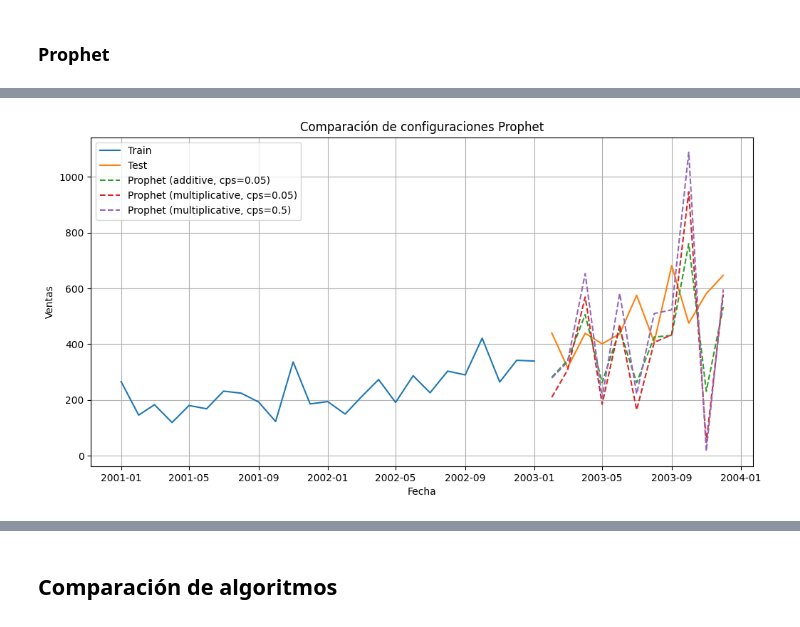
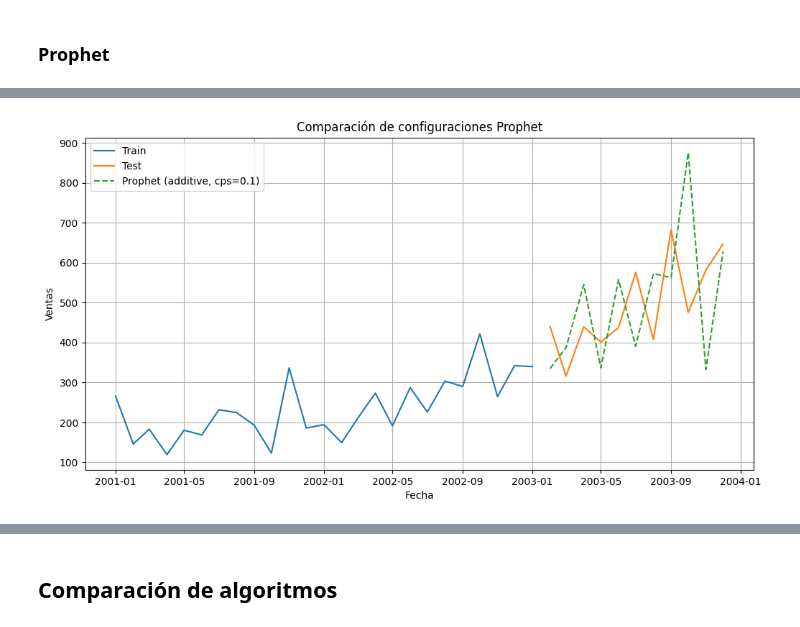
Before and after one commit to Fabiola-cc/Lab1_SeriesDeTiempo, a Jupyter notebook: ST_shampoo.ipynb, the cells around one changed output, grey strips where cells are left out. Cells and saved outputs as stored; diff of their text form; code cells hidden in the pictures.

```diff
--- a/ST_shampoo.ipynb
+++ b/ST_shampoo.ipynb
@@ -51,13 +52,12 @@ Algunos picos muy pronunciados podrían indicar meses especiales o campañas.
 from statsmodels.tsa.seasonal import seasonal_decompose
 
 # Usar la columna con fecha como índice
-df_ts = df.set_index('ParsedMonth')
+df_ts = data.set_index('ParsedMonth')
 
 # Descomposición aditiva
 result = seasonal_decompose(df_ts['Sales'], model='additive', period=12)
 
 # Graficar la descomposición
-%matplotlib inline
 result.plot()
 plt.suptitle('Descomposición aditiva de la serie de tiempo', fontsize=14)
 plt.tight_layout()
@@ -74,10 +74,10 @@ plt.show()
 ### Promedios Móviles
 # %%
 # Promedio Móvil
-df['Promedio_Movil'] = df['Sales'].rolling(window = 6).mean()
+data['Promedio_Movil'] = data['Sales'].rolling(window = 6).mean()
 
-# Graficar los df y el Promedio Móvil
-df[['Sales', 'Promedio_Movil']].plot()
+# Graficar los data y el Promedio Móvil
+data[['Sales', 'Promedio_Movil']].plot()
 plt.title("Predicción por Promedio Móvil")
 plt.xlabel("Mes")
 plt.ylabel("Pasajeros")
@@ -204,9 +247,10 @@ plt.show()
 # %%
 from prophet import Prophet
 
+df = pd.DataFrame()
 # Cargar y preparar los datos
-df['ds'] = df['ParsedMonth']
-df['y'] = df['Sales'].astype(float)
+df['ds'] = data['ParsedMonth']
+df['y'] = data['Sales'].astype(float)
 df = df[['ds', 'y']]
 
 # Separar en train y test (ej. 70/30)
@@ -214,35 +258,42 @@ train_size = int(len(df) * 0.7)
 train_df = df.iloc[:train_size]
 test_df = df.iloc[train_size:]
 
-# Combinaciones a probar
-configuraciones = [
-    {'seasonality_mode': 'additive', 'changepoint_prior_scale': 0.05},
-    {'seasonality_mode': 'multiplicative', 'changepoint_prior_scale': 0.05},
-    {'seasonality_mode': 'multiplicative', 'changepoint_prior_scale': 0.5}
-]
+prophet_results = []
+
+for mode in ['additive', 'multiplicative']:
+    for cps in [0.01, 0.1, 0.5]:
+        try:
+            model = Prophet(seasonality_mode=mode, changepoint_prior_scale=cps)
+            model.fit(train_df)
+
+            futuro = model.make_future_dataframe(periods=len(test_df), freq='MS')
+            forecast = model.predict(futuro)
+
+            pred = forecast.iloc[-len(test_df):]['yhat']
+            rmse = np.sqrt(mean_squared_error(test_df['y'], pred))
+            mae = mean_absolute_error(test_df['y'], pred)
+
+            prophet_results.append({
+                'mode': mode,
+                'changepoint_prior_scale': cps,
+                'RMSE': rmse,
+                'MAE': mae,
+                'predicciones': forecast,
+                'modelo': model
+            })
+        except:
+            continue
+
+prophet_df = pd.DataFrame(prophet_results)
+best_prophet = prophet_df.sort_values(by='RMSE').iloc[0]
 
 # Graficar datos reales
 plt.figure(figsize=(12, 6))
 plt.plot(train_df['ds'], train_df['y'], label='Train')
 plt.plot(test_df['ds'], test_df['y'], label='Test')
 
-# Probar cada configuración
-for config in configuraciones:
-    modelo = Prophet(
-        seasonality_mode=config['seasonality_mode'],
-        changepoint_prior_scale=config['changepoint_prior_scale'],
-        daily_seasonality=False,
-        weekly_seasonality=False,
-        yearly_seasonality=True
-    )
-
-    modelo.fit(train_df)
-    futuro = modelo.make_future_dataframe(periods=len(test_df), freq='MS')
-    predicciones = modelo.predict(futuro)
-    pred_test = predicciones.iloc[-len(test_df):]
-
-    label = f"Prophet ({config['seasonality_mode']}, cps={config['changepoint_prior_scale']})"
-    plt.plot(pred_test['ds'], pred_test['yhat'], linestyle='--', label=label)
+label = f"Prophet ({best_prophet['mode']}, cps={best_prophet['changepoint_prior_scale']})"
+plt.plot(test_df['ds'], best_prophet['predicciones'].iloc[-len(test_df):]['yhat'], linestyle='--', label=label)
 
 # Personalización del gráfico
 plt.title("Comparación de configuraciones Prophet")
@@ -261,3 +318,3 @@ plt.show()
-[figure, old version]
+[figure, new version]
 # %%
 # Componentes de la serie
```
Also changed, not shown: parts of 10 cells of this notebook.
